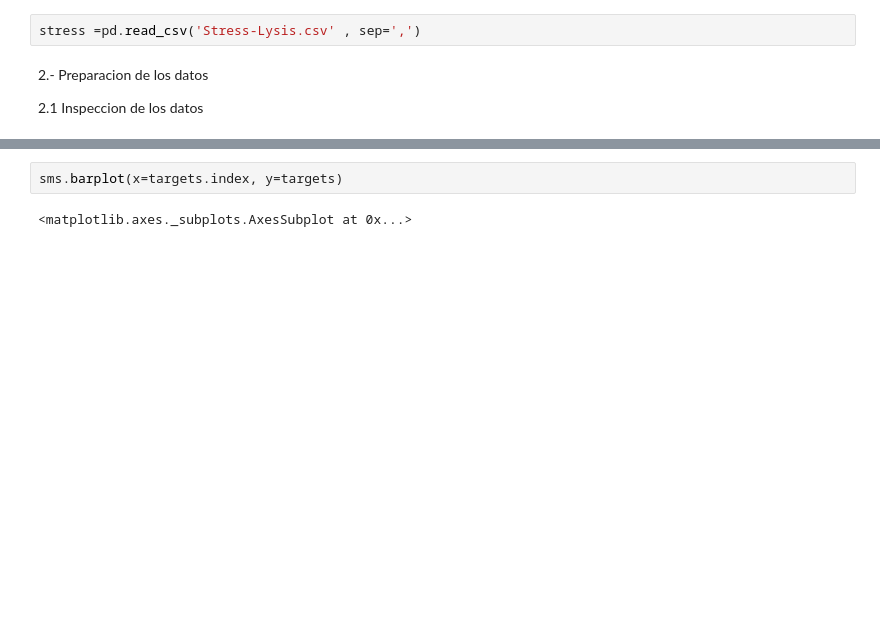
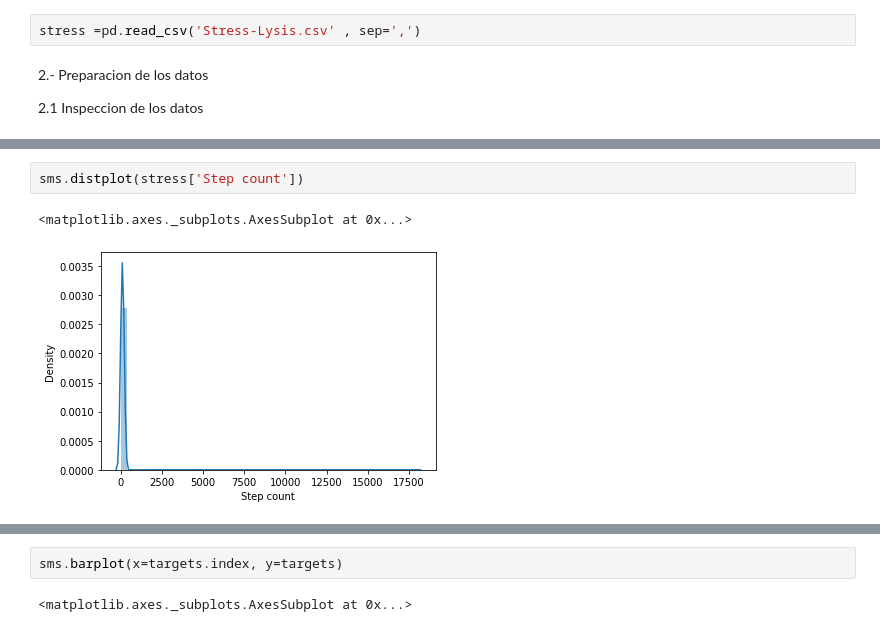
Before and after one commit to lenim2/BIGDATA, a Jupyter notebook: Copia_de_Practica_1_Human_Stress.ipynb, the cells around one changed output, grey strips where cells are left out. Saved outputs shown, nothing was run; the diff lists cells and outputs as text; blank space fills up the shorter version.

```diff
--- a/Copia_de_Practica_1_Human_Stress.ipynb
+++ b/Copia_de_Practica_1_Human_Stress.ipynb
@@ -119,0 +157,5 @@ dtype: int64
+# %%
+sms.distplot(stress['Step count'])
+# %% [output]
+<matplotlib.axes._subplots.AxesSubplot at 0x...>
+[figure, added]
```
Also changed, not shown: parts of 28 cells of this notebook.
